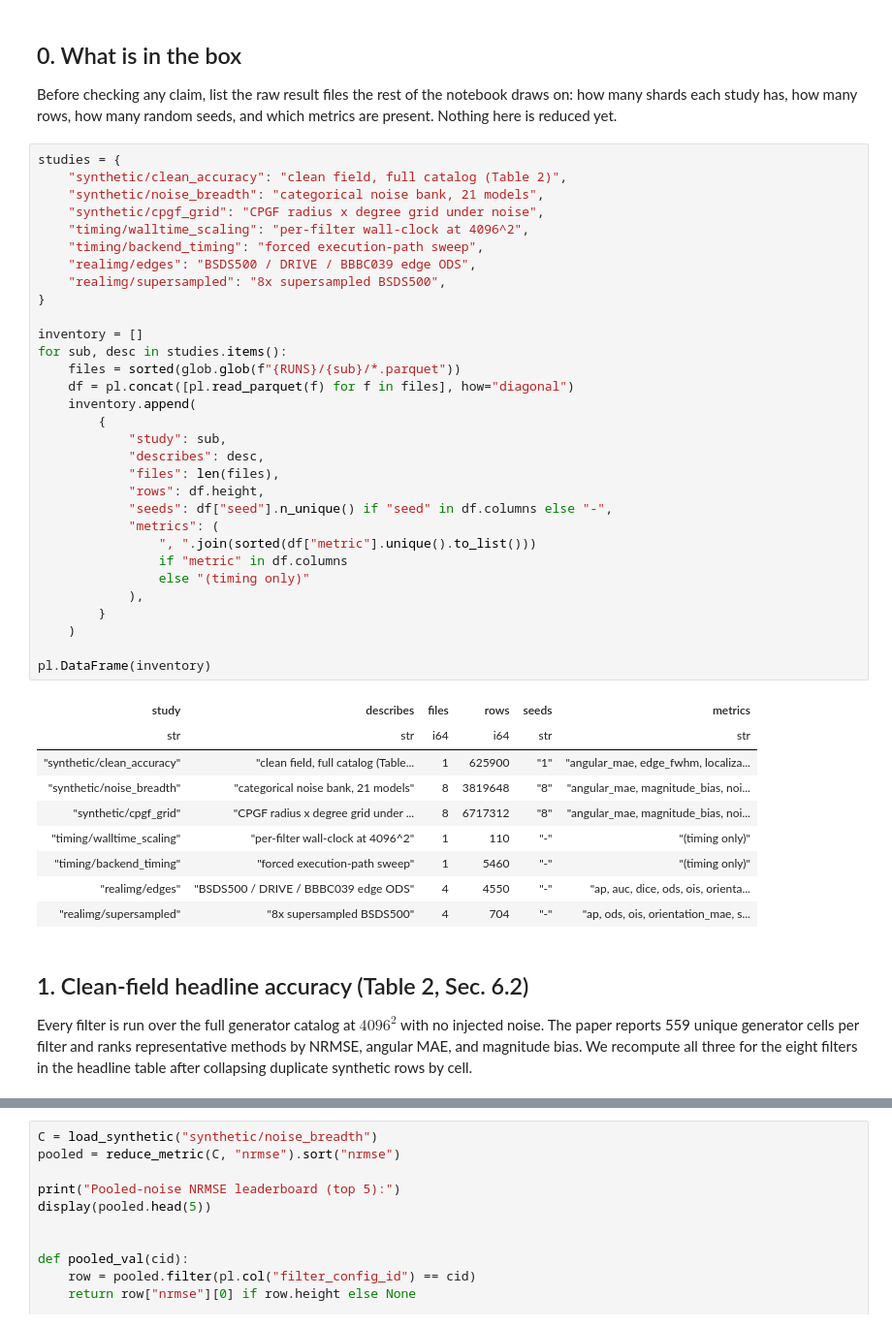
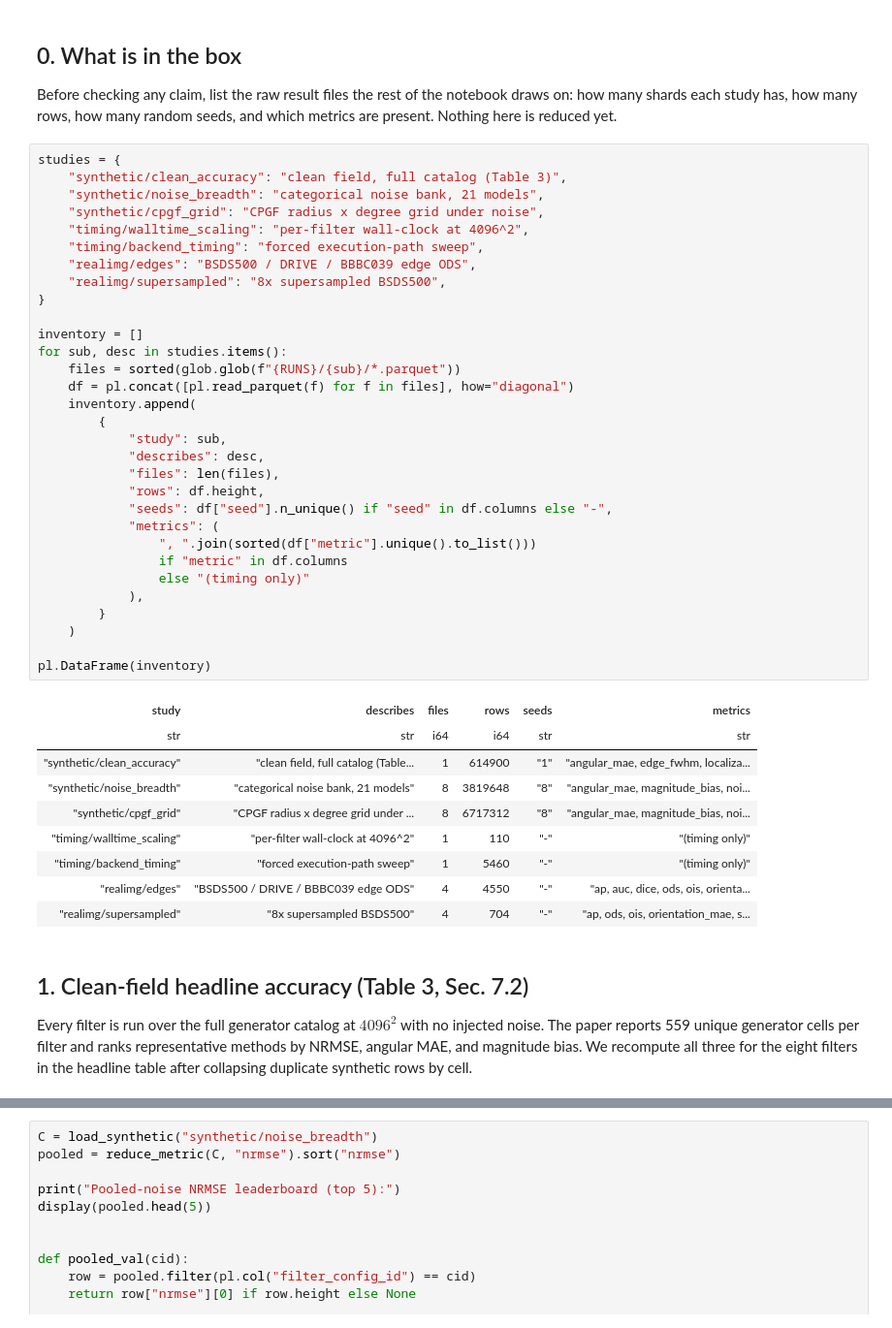
Before and after one commit to j-vaught/AGFB, a Jupyter notebook: reproduce_paper_claims.ipynb, the cells around one changed output, grey strips where cells are left out. Shown at 97% size. Saved outputs shown, nothing was run; the diff lists cells and outputs as text.

```diff
--- a/reproduce_paper_claims.ipynb
+++ b/reproduce_paper_claims.ipynb
@@ -149,39 +149,39 @@ draws on: how many shards each study has, how many rows, how many random seeds,
 and which metrics are present. Nothing here is reduced yet.
 # %%
 studies = {
-    "synthetic/clean_accuracy": "clean field, full catalog (Table 2)",
+    "synthetic/clean_accuracy": "clean field, full catalog (Table 3)",
     "synthetic/noise_breadth": "categorical noise bank, 21 models",
     "synthetic/cpgf_grid": "CPGF radius x degree grid under noise",
     "timing/walltime_scaling": "per-filter wall-clock at 4096^2",
     "timing/backend_timing": "forced execution-path sweep",
     "realimg/edges": "BSDS500 / DRIVE / BBBC039 edge ODS",
     "realimg/supersampled": "8x supersampled BSDS500",
 }
 
 inventory = []
 for sub, desc in studies.items():
     files = sorted(glob.glob(f"{RUNS}/{sub}/*.parquet"))
     df = pl.concat([pl.read_parquet(f) for f in files], how="diagonal")
     inventory.append(
         {
             "study": sub,
             "describes": desc,
             "files": len(files),
             "rows": df.height,
             "seeds": df["seed"].n_unique() if "seed" in df.columns else "-",
             "metrics": (
                 ", ".join(sorted(df["metric"].unique().to_list()))
                 if "metric" in df.columns
                 else "(timing only)"
             ),
         }
     )
 
 pl.DataFrame(inventory)
 # %% [output]
 | study | describes | files | rows | seeds | metrics |
 | str | str | i64 | i64 | str | str |
-| "synthetic/clean_accuracy" | "clean field, full catalog (Table... | 1 | 625900 | "1" | "angular_mae, edge_fwhm, localiza... |
+| "synthetic/clean_accuracy" | "clean field, full catalog (Table... | 1 | 614900 | "1" | "angular_mae, edge_fwhm, localiza... |
 | "synthetic/noise_breadth" | "categorical noise bank, 21 models" | 8 | 3819648 | "8" | "angular_mae, magnitude_bias, noi... |
 | "synthetic/cpgf_grid" | "CPGF radius x degree grid under ... | 8 | 6717312 | "8" | "angular_mae, magnitude_bias, noi... |
 | "timing/walltime_scaling" | "per-filter wall-clock at 4096^2" | 1 | 110 | "-" | "(timing only)" |
@@ -189,7 +189,7 @@ pl.DataFrame(inventory)
 | "realimg/edges" | "BSDS500 / DRIVE / BBBC039 edge ODS" | 4 | 4550 | "-" | "ap, auc, dice, ods, ois, orienta... |
 | "realimg/supersampled" | "8x supersampled BSDS500" | 4 | 704 | "-" | "ap, ods, ois, orientation_mae, s... |
 # %% [markdown]
-## 1. Clean-field headline accuracy (Table 2, Sec. 6.2)
+## 1. Clean-field headline accuracy (Table 3, Sec. 7.2)
 
 Every filter is run over the full generator catalog at $4096^2$ with no injected
 noise. The paper reports 559 unique generator cells per filter and ranks
```
Also changed, not shown: parts of 7 cells of this notebook, 15 other files.
